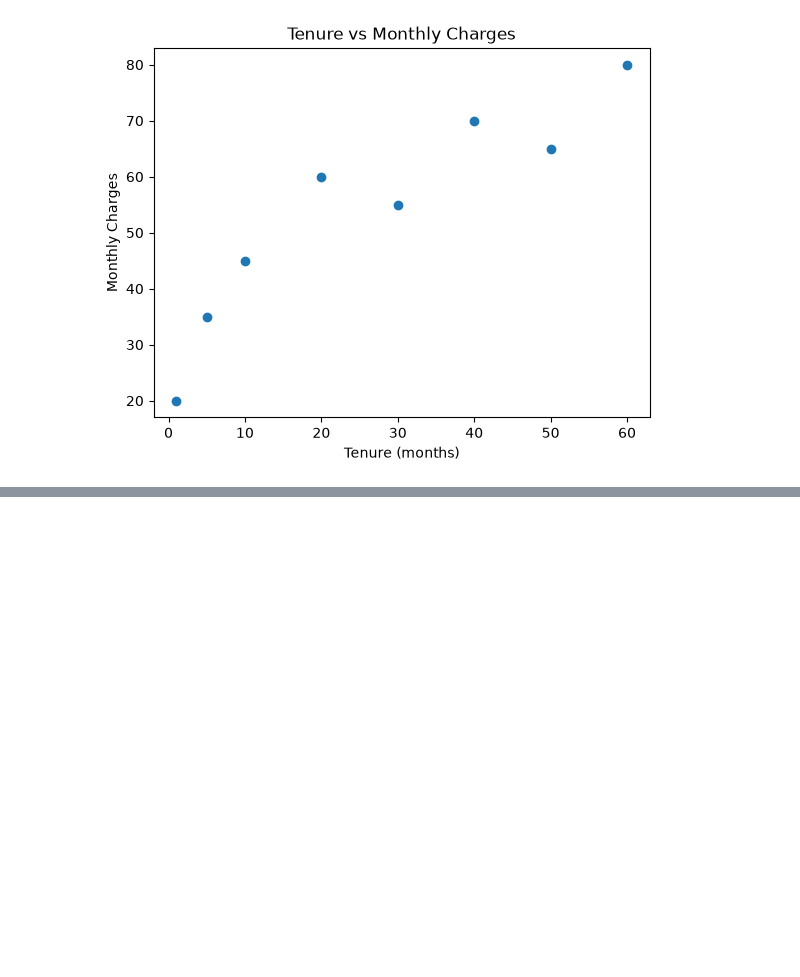
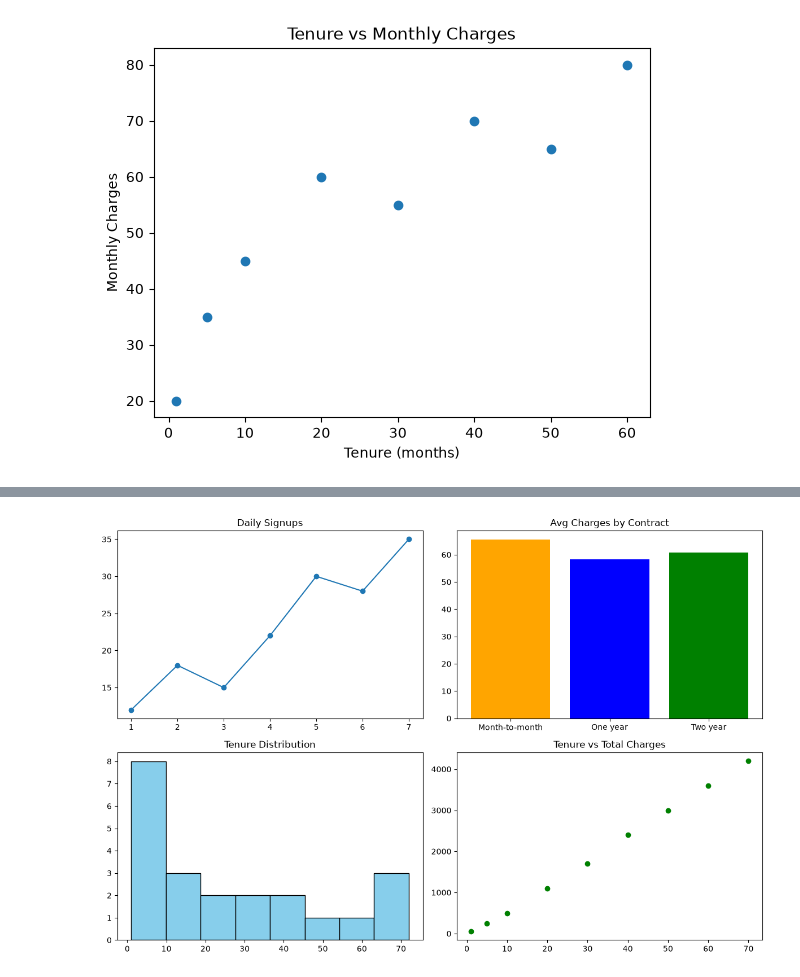
Before and after one commit to salamlakhan7/nolyth-ai-bootcamp-sprint02, a Jupyter notebook: notebooks/03_data_analysis.ipynb, the cells around one changed output, grey strips where cells are left out. Saved outputs shown, nothing was run; the diff lists cells and outputs as text; code cells hidden in the pictures; blank space fills up the shorter version.

```diff
--- a/notebooks/03_data_analysis.ipynb
+++ b/notebooks/03_data_analysis.ipynb
@@ -75,0 +116,32 @@ plt.show()
+# %%
+days = [1, 2, 3, 4, 5, 6, 7]
+daily_signups = [12, 18, 15, 22, 30, 28, 35]
+
+contract_types = ["Month-to-month", "One year", "Two year"]
+avg_charges = [65.5, 58.2, 60.8]
+
+tenure_months = [1,2,3,5,8,10,12,15,20,24,30,36,40,45,50,60,65,70,72,2,3,4]
+
+tenure = [1, 5, 10, 20, 30, 40, 50, 60, 70]
+total_charges = [50, 250, 500, 1100, 1700, 2400, 3000, 3600, 4200]
+
+fig, axes = plt.subplots(2, 2, figsize=(12, 8))
+
+
+axes[0, 0].plot(days, daily_signups, marker="o")
+axes[0, 0].set_title("Daily Signups")
+
+axes[0, 1].bar(contract_types, avg_charges, color=["orange","blue","green"])
+axes[0, 1].set_title("Avg Charges by Contract")
+
+axes[1, 0].hist(tenure_months, bins=8, color="skyblue", edgecolor="black")
+axes[1, 0].set_title("Tenure Distribution")
+
+axes[1, 1].scatter(tenure, total_charges, color="green")
+axes[1, 1].set_title("Tenure vs Total Charges")
+
+plt.tight_layout()
+plt.savefig("../visuals/eda_summary.png", dpi=150, bbox_inches="tight")
+plt.show()
+# %% [output]
+[figure, added]
```
Also changed, not shown: parts of 17 cells of this notebook, 4 other files.
